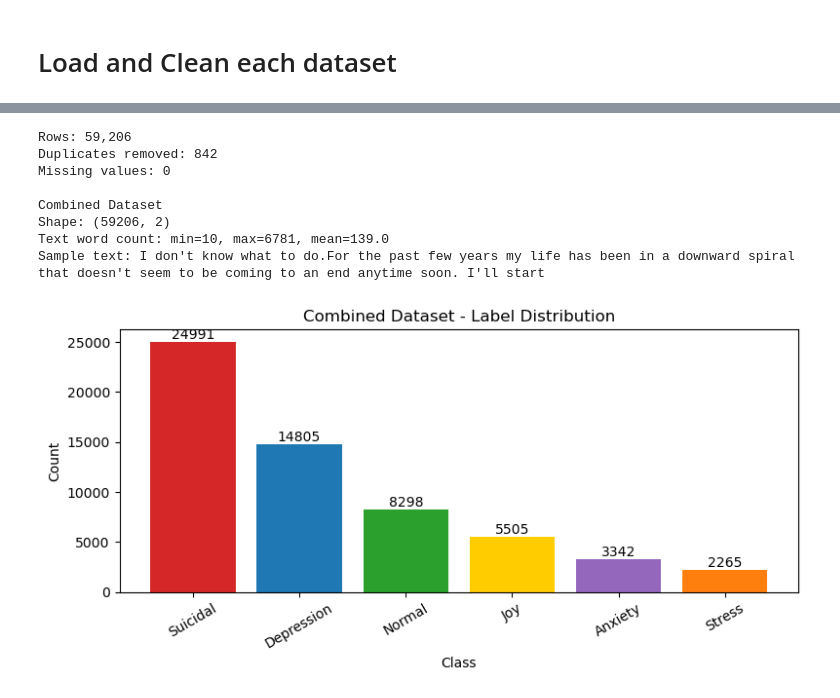
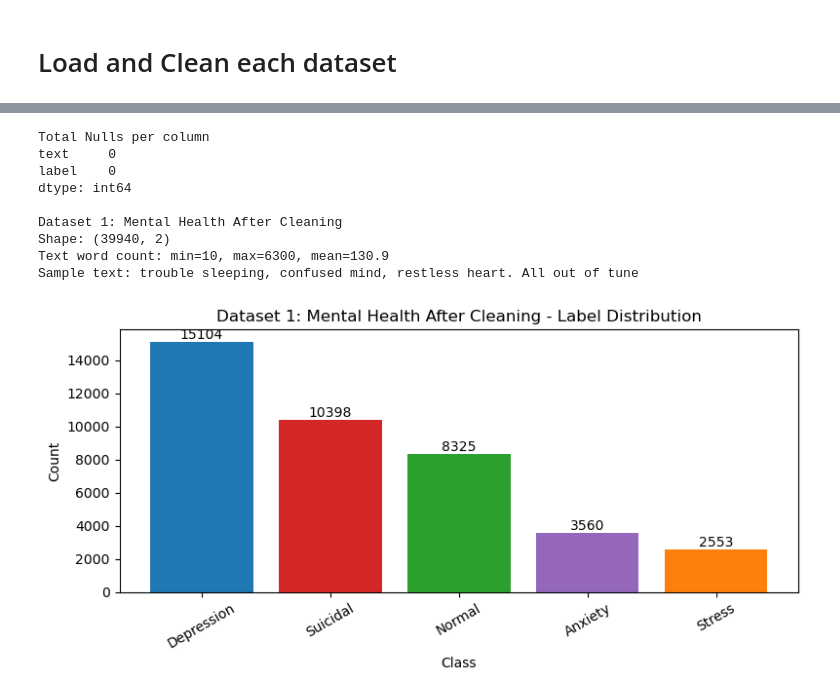
Before and after one commit to RividuPesara/ayu, a Jupyter notebook: notebooks/Sentiment Analysis.ipynb, the cells around one changed output, grey strips where cells are left out. Drawn from its saved outputs; the diff is of its cells as text; code cells hidden in the pictures.

```diff
--- a/notebooks/Sentiment Analysis.ipynb
+++ b/notebooks/Sentiment Analysis.ipynb
@@ -49,2 +57,25 @@ def quick_clean(df, text_col='text'):
+# %%
+def explore_dataset(name, df, has_labels=True):
+    word_counts = df['text'].str.split().str.len()
+    print(f'{name}')
+    print(f'Shape: {df.shape}')
+    print(f'Text word count: min={word_counts.min()}, max={word_counts.max()}, mean={word_counts.mean():.1f}')
+    print(f'Sample text: {df["text"].iloc[0][:150]}')
+    print()
+
+    if has_labels:
+        counts = df['label'].value_counts()
+        colors = [COLOR_MAP.get(label, 'gray') for label in counts.index]
+        plt.figure(figsize=(8, 4))
+        bars = plt.bar(counts.index, counts.values, color=colors)
+        plt.title(f'{name} - Label Distribution')
+        plt.xlabel('Class')
+        plt.ylabel('Count')
+        plt.xticks(rotation=30)
+        for bar in bars:
+            height = bar.get_height()
+            plt.text(bar.get_x() + bar.get_width()/2, height, f'{int(height)}', ha='center', va='bottom', fontsize=10)
+        plt.tight_layout()
+        plt.show()
 # %% [markdown]
 # Load and Clean each dataset
@@ -179,25 +119,17 @@ Sample text: I know as parent of child with down syndrome that you have all hear
-# %%
-combined_df = pd.concat([mh_df, sw_df, em_df], ignore_index=True)
-before_dedup = len(combined_df)
-
-#Remove the duplicates and randomly shuffle the dataset
-combined_df = combined_df.drop_duplicates(subset=['text'])
-combined_df = combined_df.sample(frac=1, random_state=42).reset_index(drop=True)
-combined_df = combined_df[['text', 'label']]
-
-print(f'Rows: {len(combined_df):,}')
-print(f'Duplicates removed: {before_dedup - len(combined_df):,}')
-print(f'Missing values: {combined_df.isnull().sum().sum()}')
-print()
-
-explore_datasetss('Combined Dataset', combined_df)
-# %% [output]
-Rows: 59,206
-Duplicates removed: 842
-Missing values: 0
-
-Combined Dataset
-Shape: (59206, 2)
-Text word count: min=10, max=6781, mean=139.0
-Sample text: I don't know what to do.For the past few years my life has been in a downward spiral that doesn't seem to be coming to an end anytime soon. I'll start
-[figure, removed]
+# %%
+mh_df = quick_clean(mh_df)
+print("Total Nulls per column")
+print(mh_df.isnull().sum())
+print("")
+explore_dataset('Dataset 1: Mental Health After Cleaning', mh_df)
+# %% [output]
+Total Nulls per column
+text     0
+label    0
+dtype: int64
+
+Dataset 1: Mental Health After Cleaning
+Shape: (39940, 2)
+Text word count: min=10, max=6300, mean=130.9
+Sample text: trouble sleeping, confused mind, restless heart. All out of tune
+[figure, added]
```
Also changed, not shown: parts of 23 cells of this notebook.
